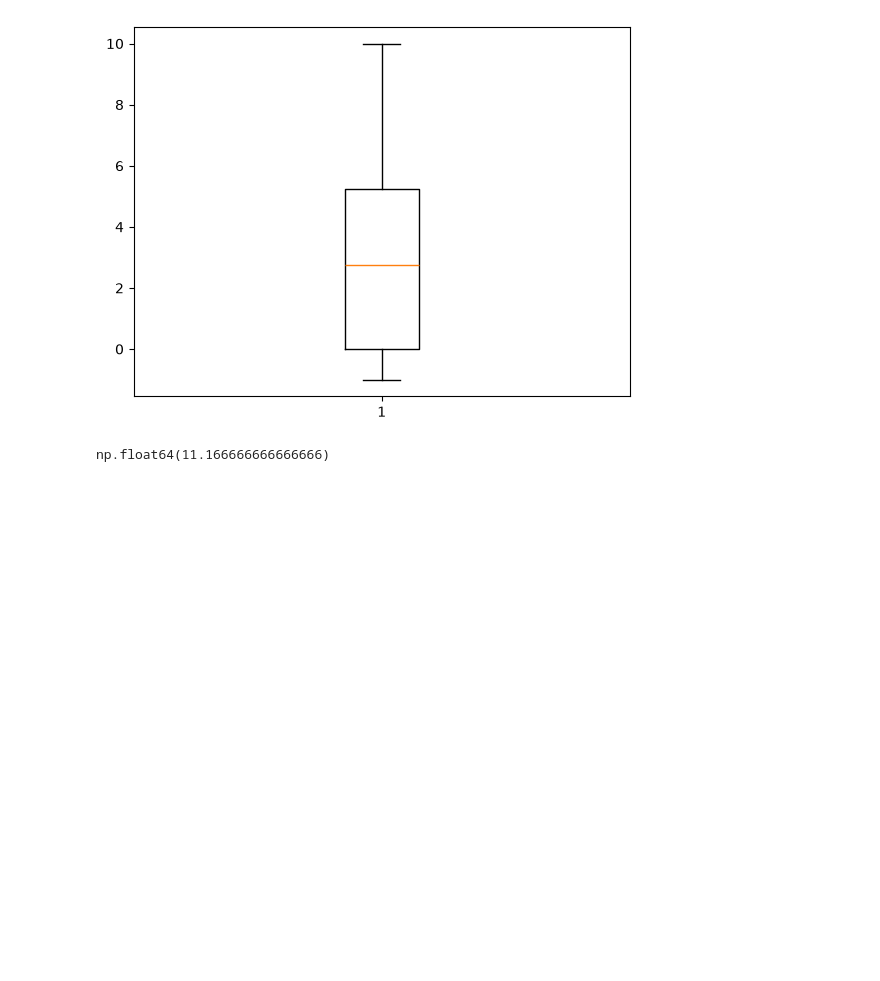
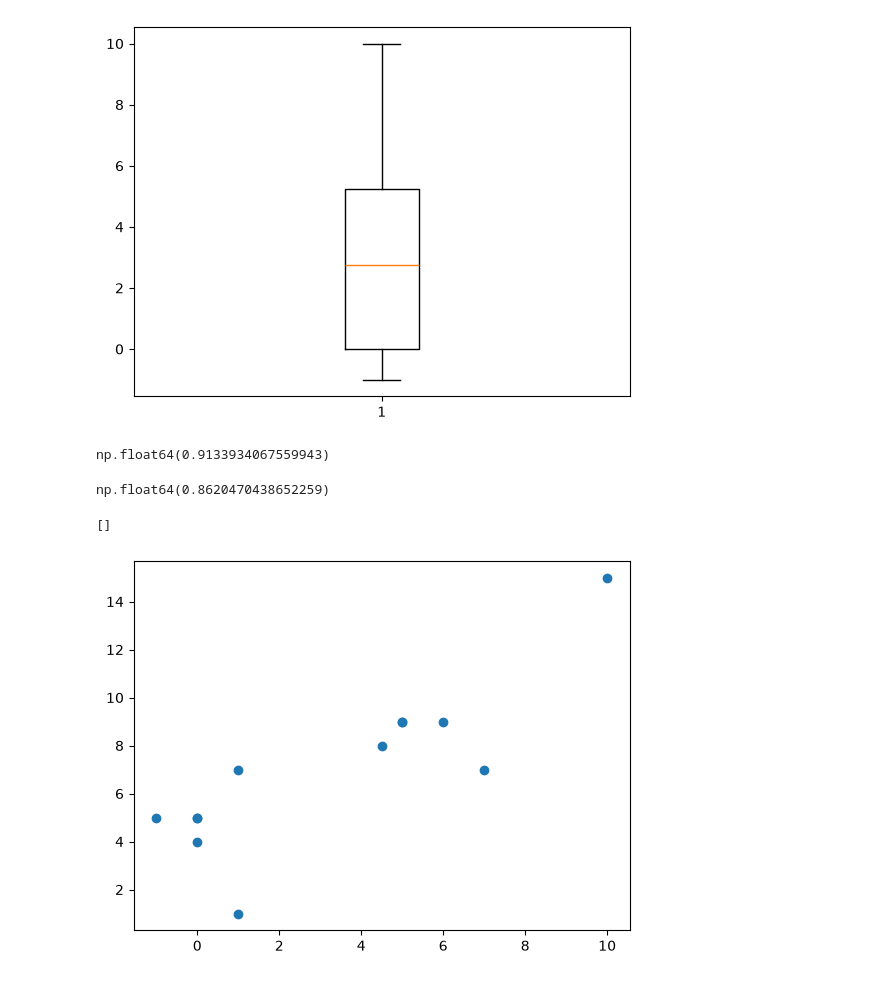
Before and after one commit to lentscode/ml4n-python, a Jupyter notebook: exercises/1.ipynb, the cells around one changed output. Saved outputs shown, nothing was run; the diff lists cells and outputs as text; code cells hidden in the pictures; blank space fills up the shorter version.

```diff
--- a/exercises/1.ipynb
+++ b/exercises/1.ipynb
@@ -23,6 +23,41 @@ plt.show()
 # %% [output]
 [figure]
 # %%
-y = np.array([5, 1, 7, 4 , 9, 8, 7, 15, 5, 9 , 9, 5])
+def covariance(x: np.ndarray, y: np.ndarray) -> float:
+    s = 0
+    for i in range(len(x)):
+        s += (x[i] - x.mean()) * (y[i] - y.mean())
+
+    return s / (len(x) - 1)
+
+def pearson(x: np.ndarray, y: np.ndarray) -> float:
+    return covariance(x, y) / (x.std() * y.std())
+
+#TODO: improve ties ranking
+def rank(x: np.ndarray) -> np.ndarray:
+    order = x.argsort()
+    copy = x.copy()
+
+    for i, o in enumerate(order):
+        copy[o] = i
+
+    return copy
+
+def spearman(x: np.ndarray, y: np.ndarray) -> float:
+    return pearson(rank(x), rank(y))
-# %% [output]
-np.float64(11.166666666666666)
+# %%
+y = np.array([5, 1, 7, 4, 9, 8, 7, 15, 5, 9, 9, 5])
+
+pearson(x, y)
+# %% [output]
+np.float64(0.9133934067559943)
+# %%
+spearman(x, y)
+# %% [output]
+np.float64(0.8620470438652259)
+# %%
+plt.scatter(x, y)
+plt.plot()
+# %% [output]
+[]
+[figure, added]
```
